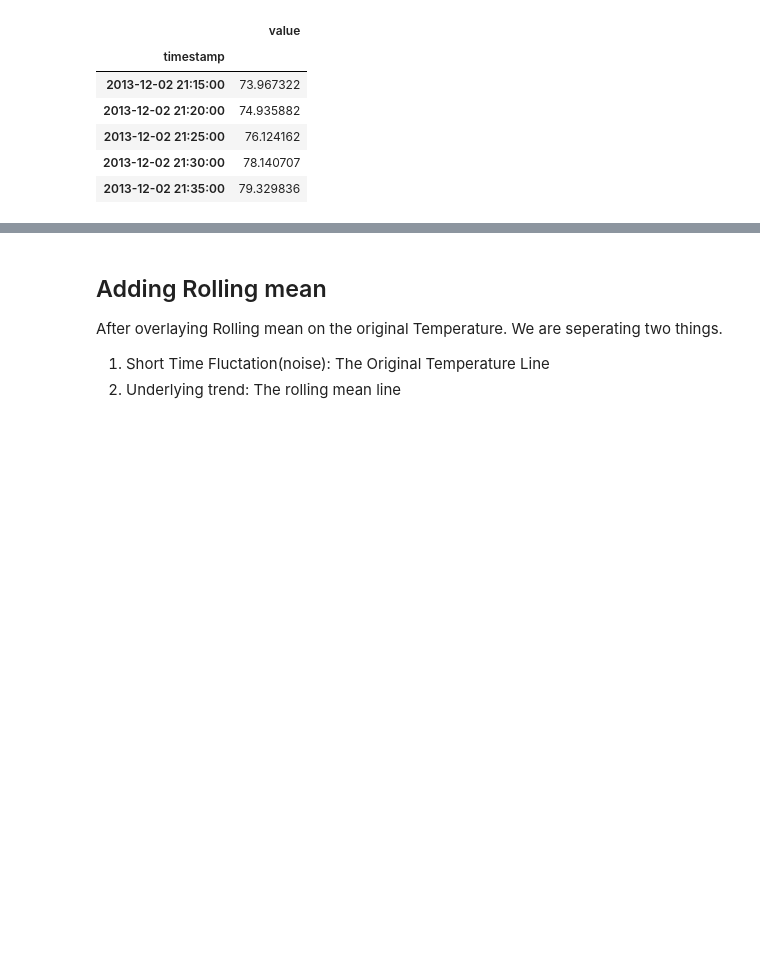
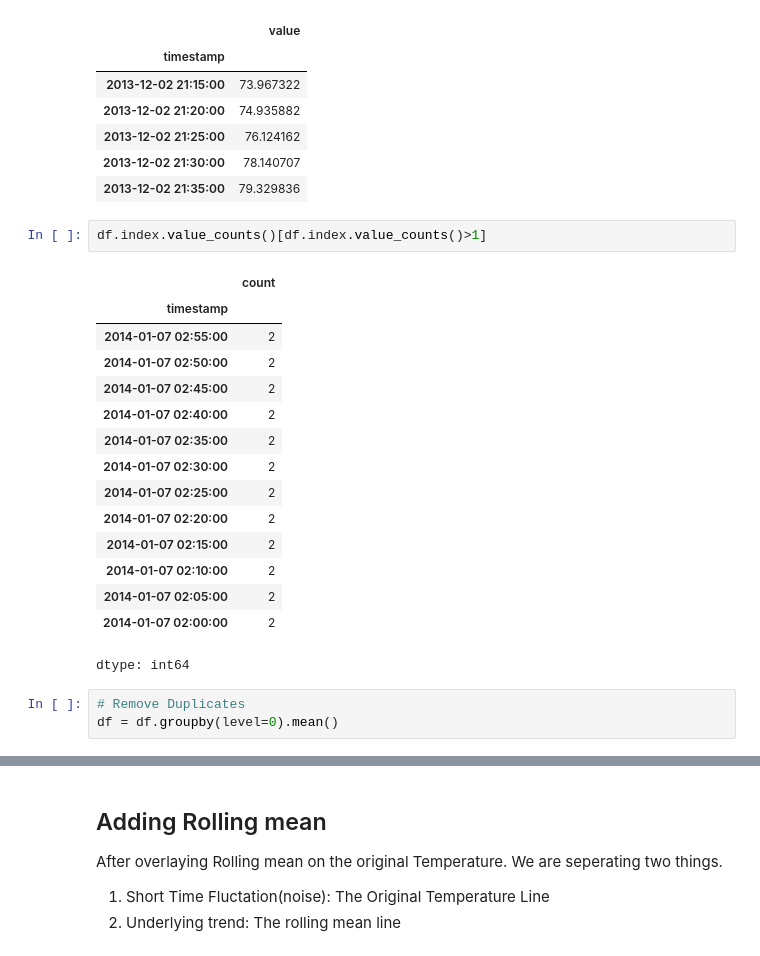
Before and after one commit to MohanManohar/predictive-maintenance-ml, a Jupyter notebook: notebooks/Machine_failure_detection .ipynb, the cells around one changed output, grey strips where cells are left out. Drawn from its saved outputs; the diff is of its cells as text; blank space fills up the shorter version.

```diff
--- a/notebooks/Machine_failure_detection .ipynb
+++ b/notebooks/Machine_failure_detection .ipynb
@@ -84,6 +84,27 @@ df.head()
 | 2013-12-02 21:25:00 | 76.124162 |
 | 2013-12-02 21:30:00 | 78.140707 |
 | 2013-12-02 21:35:00 | 79.329836 |
+# %%
+df.index.value_counts()[df.index.value_counts()>1]
+# %% [output]
+|  | count |
+| timestamp |  |
+| 2014-01-07 02:55:00 | 2 |
+| 2014-01-07 02:50:00 | 2 |
+| 2014-01-07 02:45:00 | 2 |
+| 2014-01-07 02:40:00 | 2 |
+| 2014-01-07 02:35:00 | 2 |
+| 2014-01-07 02:30:00 | 2 |
+| 2014-01-07 02:25:00 | 2 |
+| 2014-01-07 02:20:00 | 2 |
+| 2014-01-07 02:15:00 | 2 |
+| 2014-01-07 02:10:00 | 2 |
+| 2014-01-07 02:05:00 | 2 |
+| 2014-01-07 02:00:00 | 2 |
+dtype: int64
+# %%
+# Remove Duplicates
+df = df.groupby(level=0).mean()
 # %%
 # Basic statistics
 mean = df['value'].mean()
```
Also changed, not shown: parts of 9 cells of this notebook.
